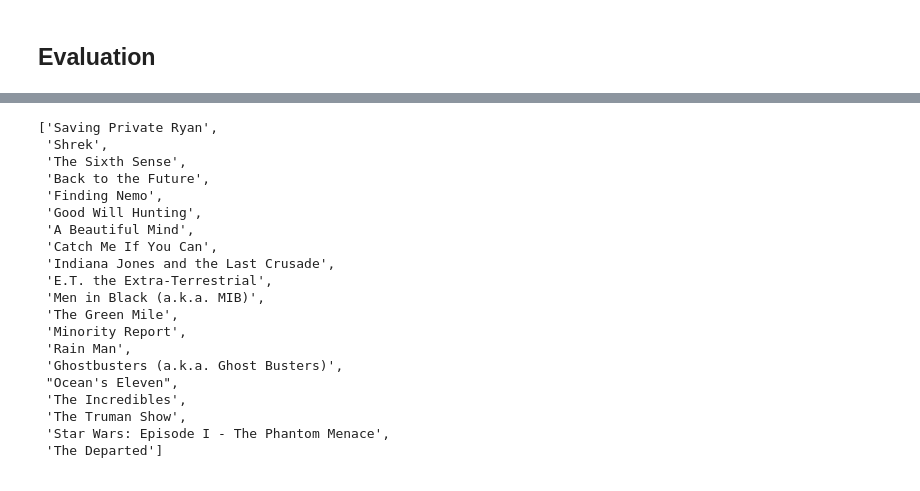
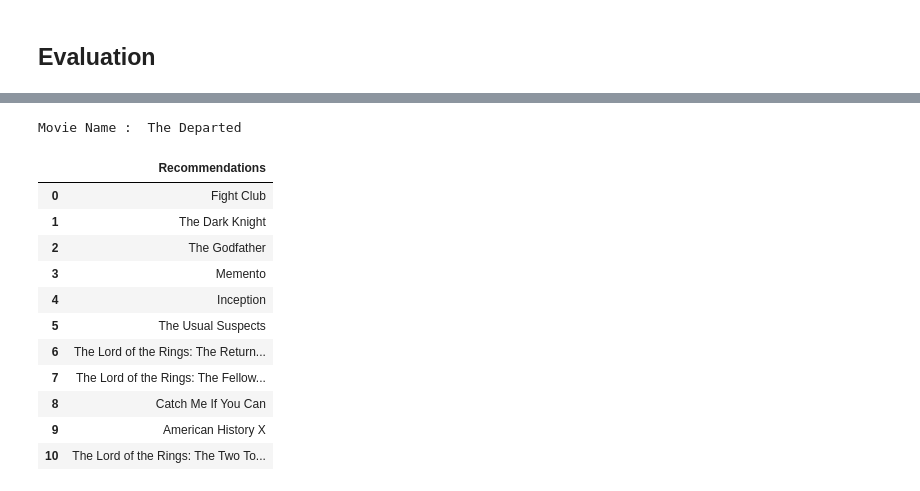
Before and after one commit to AyoubFrihaoui/Machine-Learning---Movie-Recommendation-System---Association, a Jupyter notebook: notebook.ipynb, the cells around one changed output, grey strips where cells are left out. Drawn from its saved outputs; the diff is of its cells as text; code cells hidden in the pictures.

```diff
--- a/notebook.ipynb
+++ b/notebook.ipynb
@@ -576,23 +484,27 @@ def recommendations_name(film):
-# %%
-recommendations_name("Titanic")
-# %% [output]
-['Saving Private Ryan',
- 'Shrek',
- 'The Sixth Sense',
- 'Back to the Future',
- 'Finding Nemo',
- 'Good Will Hunting',
- 'A Beautiful Mind',
- 'Catch Me If You Can',
- 'Indiana Jones and the Last Crusade',
- 'E.T. the Extra-Terrestrial',
- 'Men in Black (a.k.a. MIB)',
- 'The Green Mile',
- 'Minority Report',
- 'Rain Man',
- 'Ghostbusters (a.k.a. Ghost Busters)',
- "Ocean's Eleven",
- 'The Incredibles',
- 'The Truman Show',
- 'Star Wars: Episode I - The Phantom Menace',
- 'The Departed']
+# %%
+# Example movie_name
+movie_name = 'The Departed'
+
+# Get recommendations using your function
+movie_recommendations = recommendations_name(movie_name)
+
+# Create a DataFrame with the recommendations
+recommendations_df = pd.DataFrame({ 'Recommendations': movie_recommendations})
+
+# Print the DataFrame
+print("Movie Name : ", movie_name)
+recommendations_df[0:11]
+# %% [output]
+Movie Name :  The Departed
+|  | Recommendations |
+| 0 | Fight Club |
+| 1 | The Dark Knight |
+| 2 | The Godfather |
+| 3 | Memento |
+| 4 | Inception |
+| 5 | The Usual Suspects |
+| 6 | The Lord of the Rings: The Return... |
+| 7 | The Lord of the Rings: The Fellow... |
+| 8 | Catch Me If You Can |
+| 9 | American History X |
+| 10 | The Lord of the Rings: The Two To... |
```
Also changed, not shown: parts of 30 cells of this notebook, 3 other files.
